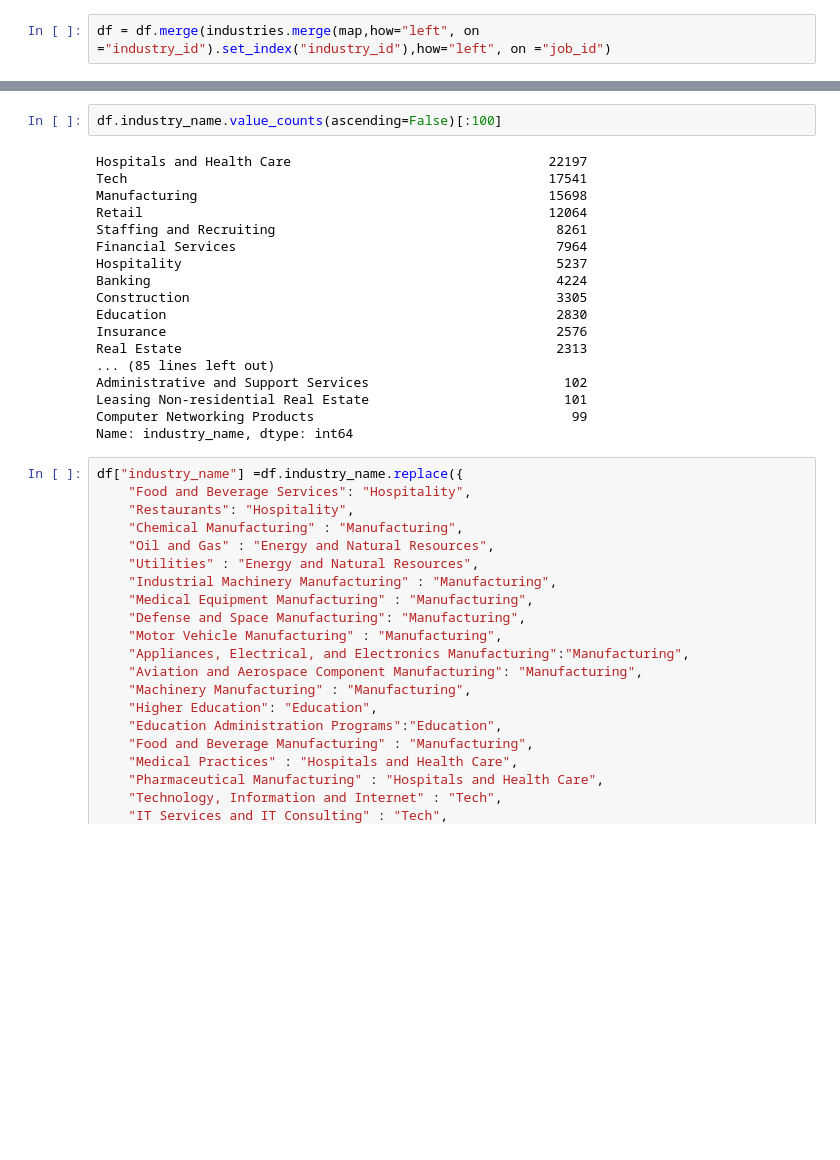
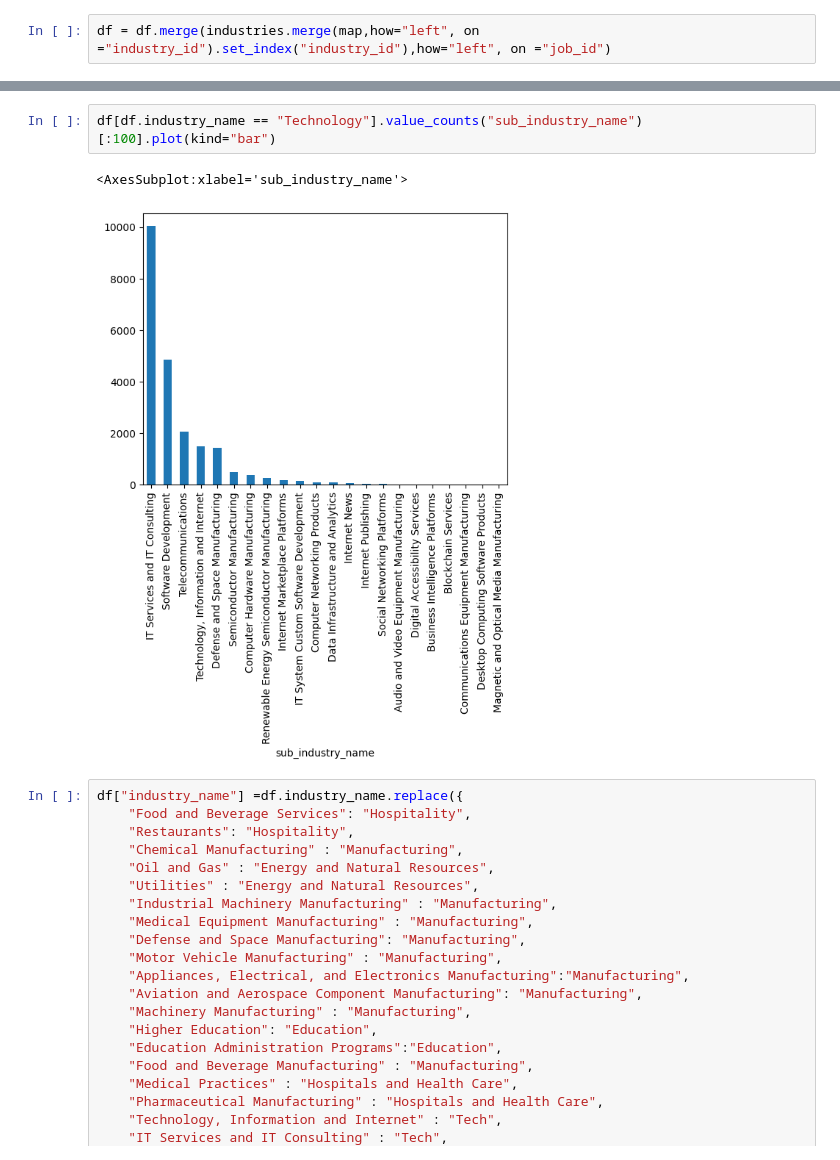
Before and after one commit to cgallin/cover_genie, a Jupyter notebook: big_data.ipynb, the cells around one changed output, grey strips where cells are left out. Saved outputs shown, nothing was run; the diff lists cells and outputs as text; blank space fills up the shorter version.

```diff
--- a/big_data.ipynb
+++ b/big_data.ipynb
@@ -27,23 +198,8 @@ df.industry_name.value_counts().plot(kind="bar")
 # %%
-df.industry_name.value_counts(ascending=False)[:100]
+df[df.industry_name == "Technology"].value_counts("sub_industry_name")[:100].plot(kind="bar")
 # %% [output]
-Hospitals and Health Care                                 22197
-Tech                                                      17541
-Manufacturing                                             15698
-Retail                                                    12064
-Staffing and Recruiting                                    8261
-Financial Services                                         7964
-Hospitality                                                5237
-Banking                                                    4224
-Construction                                               3305
-Education                                                  2830
-Insurance                                                  2576
-Real Estate                                                2313
-... (85 lines left out)
-Administrative and Support Services                         102
-Leasing Non-residential Real Estate                         101
-Computer Networking Products                                 99
-Name: industry_name, dtype: int64
+<AxesSubplot:xlabel='sub_industry_name'>
+[figure, added]
 # %%
 df["industry_name"] =df.industry_name.replace({
     "Food and Beverage Services": "Hospitality",
```
Also changed, not shown: parts of 13 cells of this notebook.
